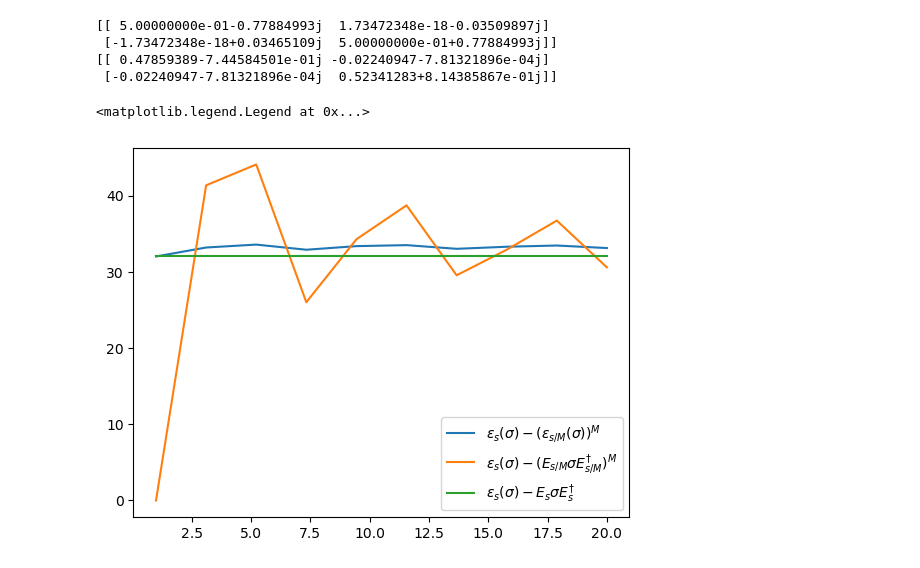
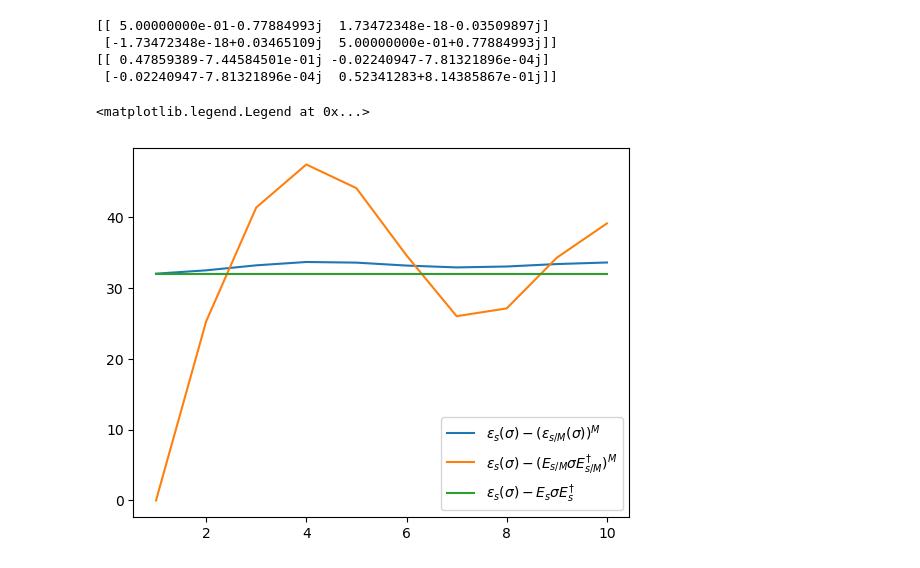
Before and after one commit to Sam-XiaoyueLi/double_bracket_flow_as_a_diagonalization_quantum_algorithm, a Jupyter notebook: Schmidt_decomposition.ipynb, the cells around one changed output. Cells and saved outputs as stored; diff of their text form; code cells hidden in the pictures.

Commit message:
ISSUE: trotter error looking weird

```diff
--- a/Schmidt_decomposition.ipynb
+++ b/Schmidt_decomposition.ipynb
@@ -116,25 +116,25 @@ print(DME_goal)
 # %%
 s = 0.6
 DME_s = DME(s, rho, sigma)
 DME_goal = evolve(s,rho) @ sigma @ np.conjugate(evolve(s, rho)).T
 error1_s = op_norm(np.abs(DME_goal - DME_s))
-trotter_steps_list = np.linspace(1,20,10)
+trotter_steps_list = np.linspace(1,10,10)
 error1_list = error1_s * np.ones(len(trotter_steps_list))
 trotter_error_list = []
 trotter_error_list2 = []
 for M in trotter_steps_list:
     trotter_step = int(M)
     DME_trotter = np.linalg.matrix_power(DME(s/trotter_step, rho, sigma), trotter_step)
     DME_trotter2 = np.linalg.matrix_power(evolve(s/trotter_step,rho) @ sigma @ np.conjugate(evolve(s/trotter_step, rho)).T, trotter_step)
     error = op_norm(np.abs(DME_goal - DME_trotter))
     error2 = op_norm(np.abs(DME_goal - DME_trotter2))
     trotter_error_list.append(error)
     trotter_error_list2.append(error2)
 
 plt.plot(trotter_steps_list, trotter_error_list, label=r'$\varepsilon_s(\sigma) - (\varepsilon_{s/M}(\sigma))^M$')
 plt.plot(trotter_steps_list, trotter_error_list2, label=r'$ \varepsilon_s(\sigma)-(E_{s/M}\sigma E_{s/M}^\dag)^M$')
 plt.plot(trotter_steps_list, error1_list, label=r'$ \varepsilon_s(\sigma)-E_s\sigma E_s^\dag$')
 plt.legend()
 # %% [output]
 <matplotlib.legend.Legend at 0x...>
-[figure, old version]
+[figure, new version]
```
